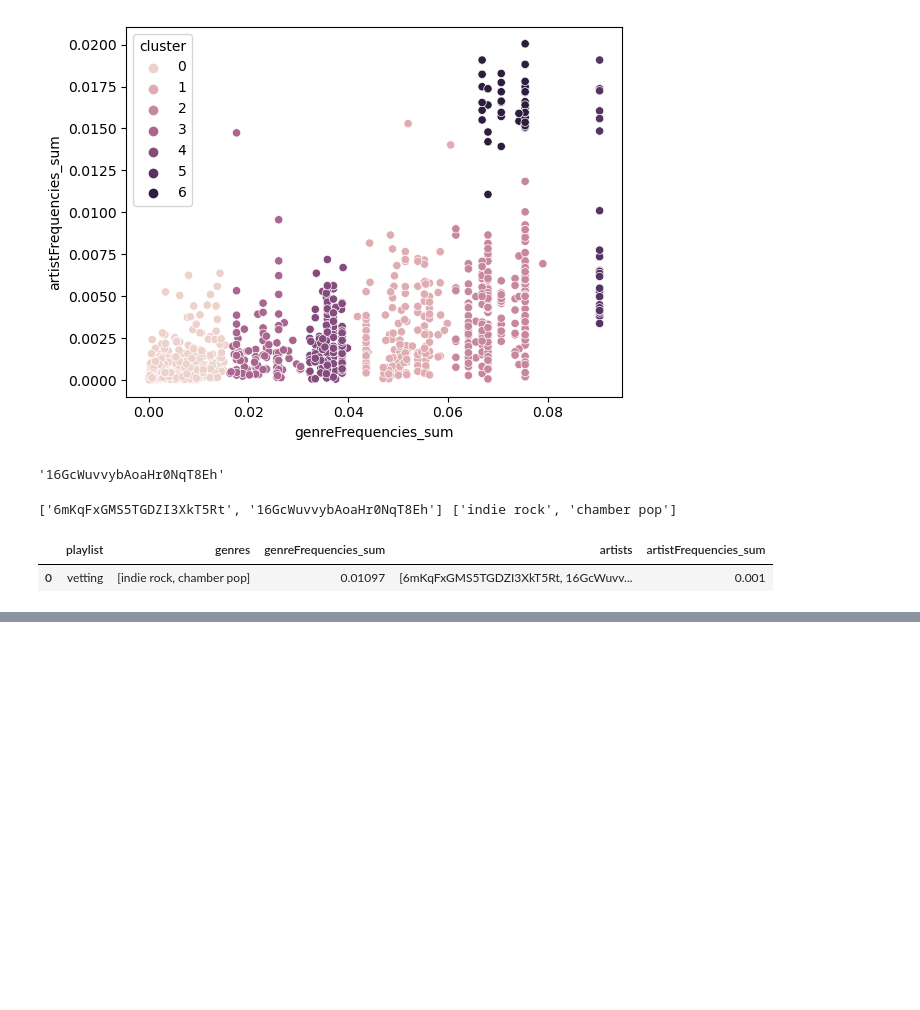
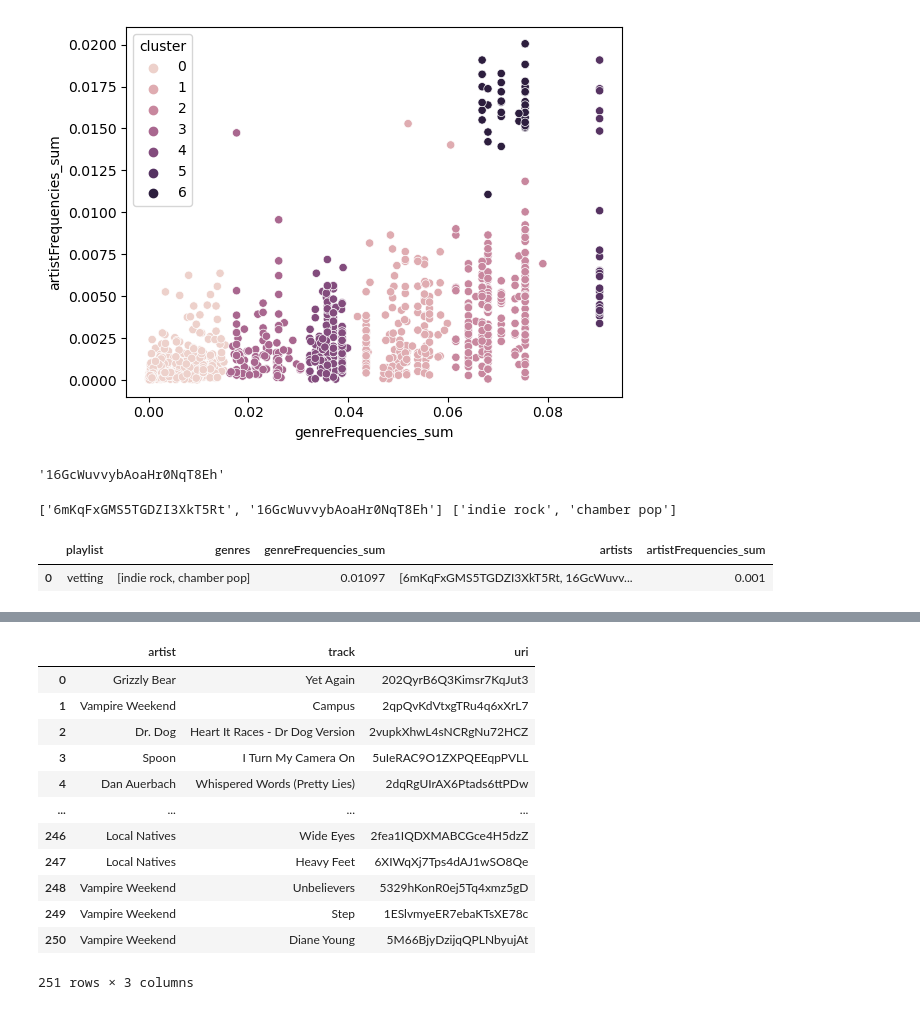
Before and after one commit to bsilver3/RFP2, a Jupyter notebook: SpotifyData_Zach.ipynb, the cells around one changed output, grey strips where cells are left out. Cells and saved outputs as stored; diff of their text form; code cells hidden in the pictures; blank space fills up the shorter version.

```diff
--- a/SpotifyData_Zach.ipynb
+++ b/SpotifyData_Zach.ipynb
@@ -333,0 +346,51 @@ vettingInfo
+# %%
+allCluster0Songs = []
+for playlist in playlistData['playlists']:
+    if playlist['pid'] in cluster0['playlist']:
+        for track in playlist['tracks']:
+            allCluster0Songs.append(track['track_uri'].split(':')[2])
+# %%
+allVettingSongs = []
+for i in range(len(vetting['tracks']['items'])):
+    track = vetting['tracks']['items'][i]['track']['uri'].split(':')[2]
+    allVettingSongs.append(track)
+
+allVettingArtists = []
+for i in range(len(vetting['tracks']['items'])):
+    artist = vetting['tracks']['items'][i]['track']['album']['artists'][0]['id']
+    allVettingArtists.append(artist)
+# %%
+cluster0Playlists = []
+
+for playlist in playlistData['playlists']:
+    if playlist['pid'] in cluster0['playlist']:
+        cluster0Playlists.append(playlist['pid'])
+# %%
+tracksAndArtists_data = []
+
+for playlist in playlistData['playlists']:
+    if playlist['pid'] in cluster0Playlists:
+        for track in playlist['tracks']:
+            if track['artist_uri'].split(':')[2] in allVettingArtists and not track['track_uri'].split(':')[2] in allVettingSongs:
+                uri = track['track_uri'].split(':')[2]
+                name = track['track_name']
+                artist = track['artist_name']
+                tracksAndArtists_data.append({'artist': artist, 'track': name, 'uri': uri})
+
+tracksAndArtists = pd.DataFrame(tracksAndArtists_data)
+# %%
+tracksAndArtists
+# %% [output]
+|  | artist | track | uri |
+| 0 | Grizzly Bear | Yet Again | 202QyrB6Q3Kimsr7KqJut3 |
+| 1 | Vampire Weekend | Campus | 2qpQvKdVtxgTRu4q6xXrL7 |
+| 2 | Dr. Dog | Heart It Races - Dr Dog Version | 2vupkXhwL4sNCRgNu72HCZ |
+| 3 | Spoon | I Turn My Camera On | 5uIeRAC9O1ZXPQEEqpPVLL |
+| 4 | Dan Auerbach | Whispered Words (Pretty Lies) | 2dqRgUIrAX6Ptads6ttPDw |
+| ... | ... | ... | ... |
+| 246 | Local Natives | Wide Eyes | 2fea1IQDXMABCGce4H5dzZ |
+| 247 | Local Natives | Heavy Feet | 6XIWqXj7Tps4dAJ1wSO8Qe |
+| 248 | Vampire Weekend | Unbelievers | 5329hKonR0ej5Tq4xmz5gD |
+| 249 | Vampire Weekend | Step | 1ESlvmyeER7ebaKTsXE78c |
+| 250 | Vampire Weekend | Diane Young | 5M66BjyDzijqQPLNbyujAt |
+251 rows × 3 columns
```
Also changed, not shown: parts of 12 cells of this notebook.
